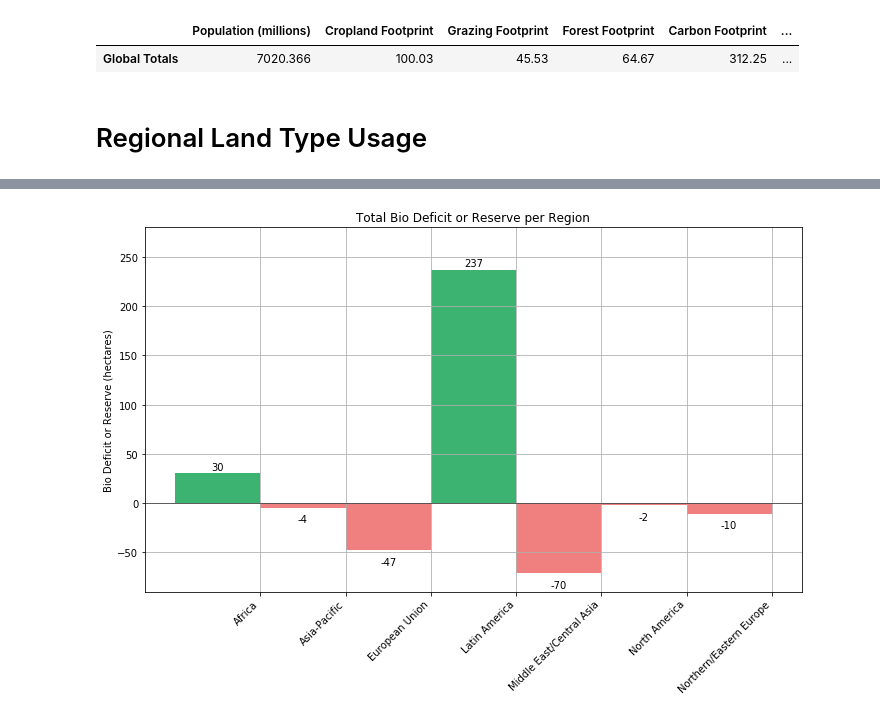
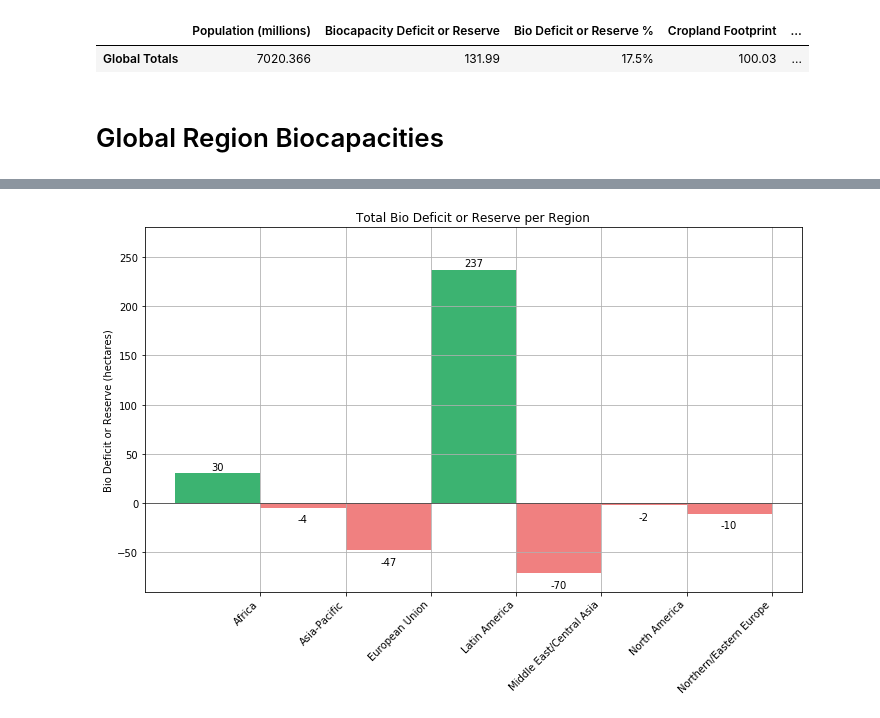
Before and after one commit to limbz-sami/Eco_footprint, a Jupyter notebook: footprint_v_biocapacity.ipynb, the cells around one changed output, grey strips where cells are left out. Cells and saved outputs as stored; diff of their text form; code cells hidden in the pictures.

```diff
--- a/footprint_v_biocapacity.ipynb
+++ b/footprint_v_biocapacity.ipynb
@@ -17,10 +20,12 @@ my_df = pd.DataFrame(eco_csv.iloc[:,[0,1,2,5,6,7,8,9,10,11,12,13,14,15,16,17]])
 # %%
-my_df['Bio Deficit or Reserve %'] = my_df['Biocapacity Deficit or Reserve']/my_df['Total Biocapacity'] * 100
+# New dataframe with only Footprint and Biocapacity Reserve/Deficit
+my_df = pd.DataFrame(eco_csv.iloc[:,[0,1,2,17,5,6,7,8,9,10,11,12,13,14,15,16]])
+
+new_col = my_df['Biocapacity Deficit or Reserve']/my_df['Total Biocapacity'] * 100
+my_df.insert(loc=4, column='Bio Deficit or Reserve %', value=new_col)
 my_df['Bio Deficit or Reserve %'] = my_df['Bio Deficit or Reserve %'].map('{:.1f}%'.format)
-# my_df['Footprint per Million Persons'] = my_df['Total Ecological Footprint'] / my_df['Population (millions)']
-# my_df['Footprint per Million Persons'] = my_df['Footprint per Million Persons'].map('{:.2f}'.format)
 
-eco_sort = my_df.sort_values('Biocapacity Deficit or Reserve')
+eco_sort = my_df.sort_values('Biocapacity Deficit or Reserve', ascending=False)
 eco_sort.reset_index(inplace=True, drop=True)
-eco_sort.head()
+eco_sort
 # %% [output]
@@ -54,18 +82,17 @@ index_us
 # %%
-region = eco_sort.groupby('Region').sum()
+# New dataframe with Region Totals
+region_sum = eco_sort.groupby('Region').sum()
 
 # Create row with Global Totals for later use
-region_cols = region.keys().tolist()
-region_sum = []
+region_cols = region_sum.keys().tolist()
+global_sum = []
 
 for col in range(len(region_cols)):
-    region_sum.append(region.iloc[:,col].sum())
+    global_sum.append(region_sum.iloc[:,col].sum())
 
 # Recalculate last columns based on new data
-region['Bio Deficit or Reserve %'] = region['Biocapacity Deficit or Reserve']/region['Total Biocapacity'] * 100
-region['Bio Deficit or Reserve %'] = region['Bio Deficit or Reserve %'].map('{:.1f}%'.format)
-# region['Footprint per Million Persons'] = region['Total Ecological Footprint'] / region['Population (millions)']
-# region['Footprint per Million Persons'] = region['Footprint per Million Persons'].map('{:.2f}'.format)
-# region.sort_values('Bio Deficit or Reserve %')
-region
+new_col = region_sum['Biocapacity Deficit or Reserve']/region_sum['Total Biocapacity'] * 100
+region_sum.insert(loc=2, column='Bio Deficit or Reserve %', value=new_col)
+region_sum['Bio Deficit or Reserve %'] = region_sum['Bio Deficit or Reserve %'].map('{:.1f}%'.format)
+region_sum
 # %% [output]
@@ -81,16 +108,15 @@ region
 # %%
 # Global Totals dataframe
-region_totals = pd.DataFrame([region_sum], columns=region_cols)
-region_totals.rename(index = {0: "Global Totals"}, inplace=True)
+global_totals = pd.DataFrame([global_sum], columns=region_cols)
+global_totals.rename(index = {0: "Global Totals"}, inplace=True)
 
 # Recalculate last columns based on new data
-region_totals['Bio Deficit or Reserve %'] = region_totals['Biocapacity Deficit or Reserve']/region_totals['Total Biocapacity'] * 100
-region_totals['Bio Deficit or Reserve %'] = region_totals['Bio Deficit or Reserve %'].map('{:.1f}%'.format)
-# region_totals['Footprint per Million Persons'] = region_totals['Total Ecological Footprint'] / region_totals['Population (millions)']
-# region_totals['Footprint per Million Persons'] = region_totals['Footprint per Million Persons'].map('{:.2f}'.format)
-region_totals
+new_col = global_totals['Biocapacity Deficit or Reserve']/global_totals['Total Biocapacity'] * 100
+global_totals.insert(loc=2, column='Bio Deficit or Reserve %', value=new_col)
+global_totals['Bio Deficit or Reserve %'] = global_totals['Bio Deficit or Reserve %'].map('{:.1f}%'.format)
+global_totals
 # %% [output]
-|  | Population (millions) | Cropland Footprint | Grazing Footprint | Forest Footprint | Carbon Footprint | ... |
-| Global Totals | 7020.366 | 100.03 | 45.53 | 64.67 | 312.25 | ... |
+|  | Population (millions) | Biocapacity Deficit or Reserve | Bio Deficit or Reserve % | Cropland Footprint | ... |
+| Global Totals | 7020.366 | 131.99 | 17.5% | 100.03 | ... |
-# %% [markdown]
-# Regional Land Type Usage
+# %% [markdown]
+# Global Region Biocapacities
```
Also changed, not shown: parts of 24 cells of this notebook.
